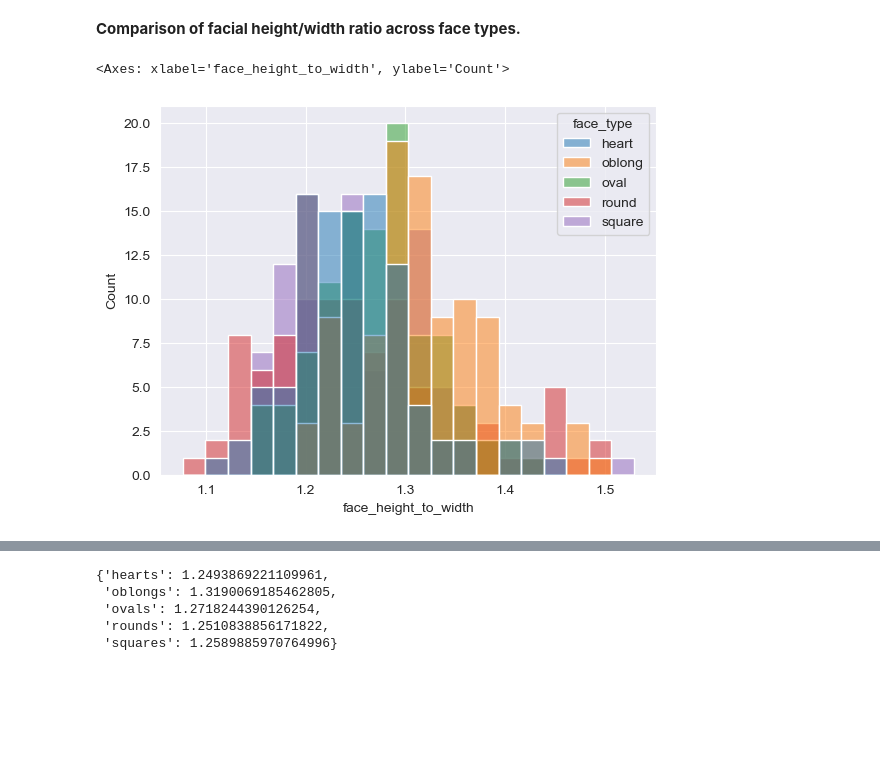
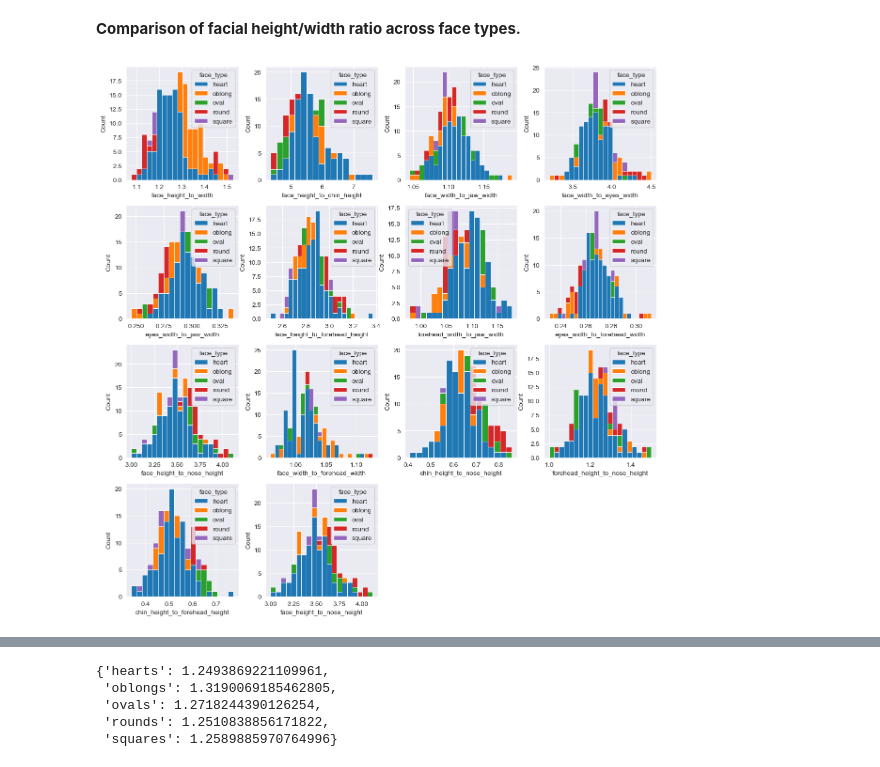
Before and after one commit to Sher213/Haircut-Suggestor-Web-App, a Jupyter notebook: face-shape-classifier/face_shape_classification.ipynb, the cells around one changed output, grey strips where cells are left out. Cells and saved outputs as stored; diff of their text form; code cells hidden in the pictures; blank space fills up the shorter version.

Commit message:
added data vis

```diff
--- a/face-shape-classifier/face_shape_classification.ipynb
+++ b/face-shape-classifier/face_shape_classification.ipynb
@@ -53,12 +53,31 @@ import warnings
 warnings.filterwarnings("ignore")
 # %% [markdown]
 **Comparison of facial height/width ratio across face types.**
-# %%
-import matplotlib.pyplot as plt
-import seaborn as sns
-
-sns.set_style('darkgrid')
-sns.histplot(x= data['face_height_to_width'], hue= data['face_type'])
-# %% [output]
-<Axes: xlabel='face_height_to_width', ylabel='Count'>
-[figure, removed]
+# %%
+import matplotlib.pyplot as plt
+import seaborn as sns
+
+fig, axes = plt.subplots(nrows=4, ncols=4, figsize=(12,12))
+sns.set_style('darkgrid')
+
+sns.histplot(x= data['face_height_to_width'].apply(lambda x : round(x, 3)), hue=data['face_type'], ax=axes[0,0], alpha=1)
+sns.histplot(x= data['face_height_to_chin_height'].apply(lambda x : round(x, 3)), hue=data['face_type'], ax=axes[0,1], alpha=1)
+sns.histplot(x= data['face_width_to_jaw_width'].apply(lambda x : round(x, 3)), hue=data['face_type'], ax=axes[0,2], alpha=1)
+sns.histplot(x= data['face_width_to_eyes_width'].apply(lambda x : round(x, 3)), hue=data['face_type'], ax=axes[0,3], alpha=1)
+sns.histplot(x= data['eyes_width_to_jaw_width'].apply(lambda x : round(x, 3)), hue=data['face_type'], ax=axes[1,0], alpha=1)
+sns.histplot(x= data['face_height_to_forehead_height'].apply(lambda x : round(x, 3)), hue=data['face_type'], ax=axes[1,1], alpha=1)
+sns.histplot(x= data['forehead_width_to_jaw_width'].apply(lambda x : round(x, 3)), hue=data['face_type'], ax=axes[1,2], alpha=1)
+sns.histplot(x= data['eyes_width_to_forehead_width'].apply(lambda x : round(x, 3)), hue=data['face_type'], ax=axes[1,3], alpha=1)
+sns.histplot(x= data['face_height_to_nose_height'].apply(lambda x : round(x, 3)), hue=data['face_type'], ax=axes[2,0], alpha=1)
+sns.histplot(x= data['face_width_to_forehead_width'].apply(lambda x : round(x, 3)), hue=data['face_type'], ax=axes[2,1], alpha=1)
+sns.histplot(x= data['chin_height_to_nose_height'].apply(lambda x : round(x, 3)), hue=data['face_type'], ax=axes[2,2], alpha=1)
+sns.histplot(x= data['forehead_height_to_nose_height'].apply(lambda x : round(x, 3)), hue=data['face_type'], ax=axes[2,3], alpha=1)
+sns.histplot(x= data['chin_height_to_forehead_height'].apply(lambda x : round(x, 3)), hue=data['face_type'], ax=axes[3,0], alpha=1)
+sns.histplot(x= data['face_height_to_nose_height'].apply(lambda x : round(x, 3)), hue=data['face_type'], ax=axes[3,1], alpha=1)
+
+plt.delaxes(axes[3,2])
+plt.delaxes(axes[3,3])
+plt.tight_layout()
+plt.show()
+# %% [output]
+[figure, added]
```
Also changed, not shown: parts of 13 cells of this notebook, 1 other file.
